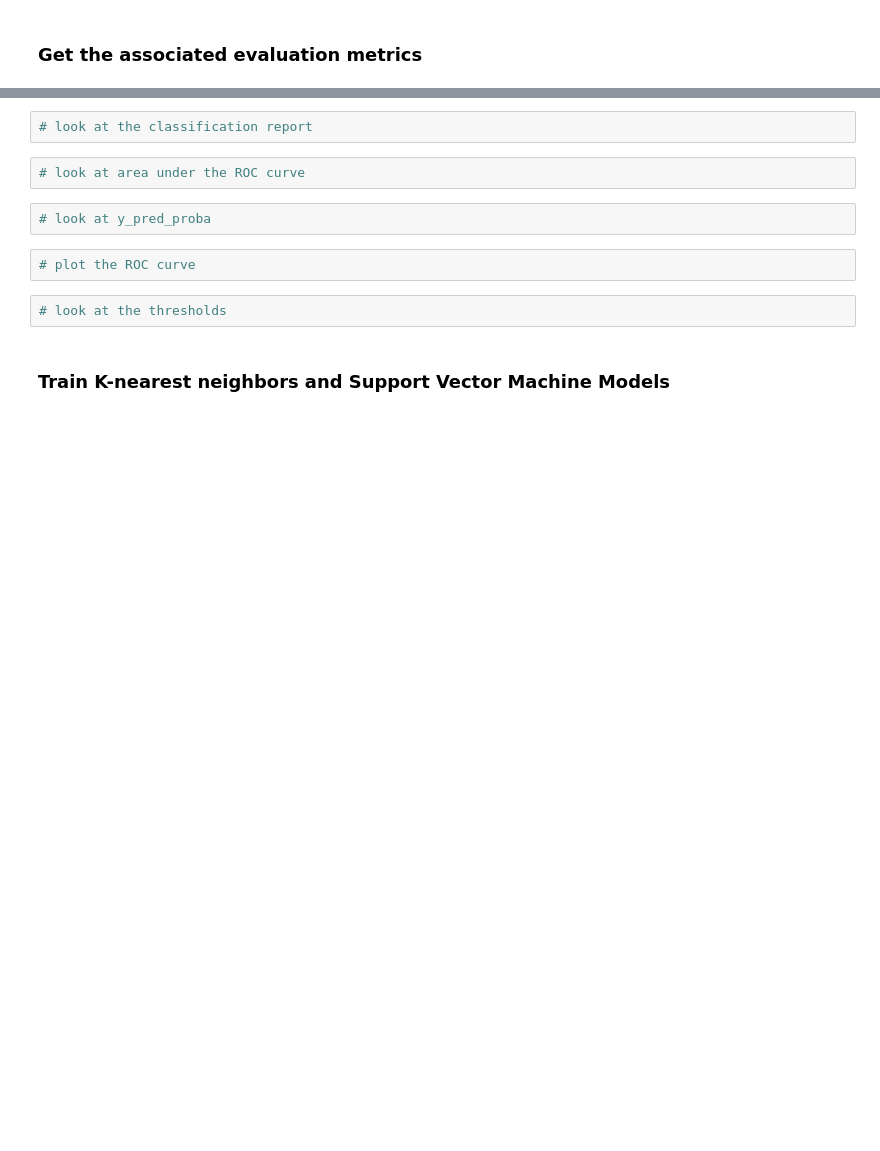
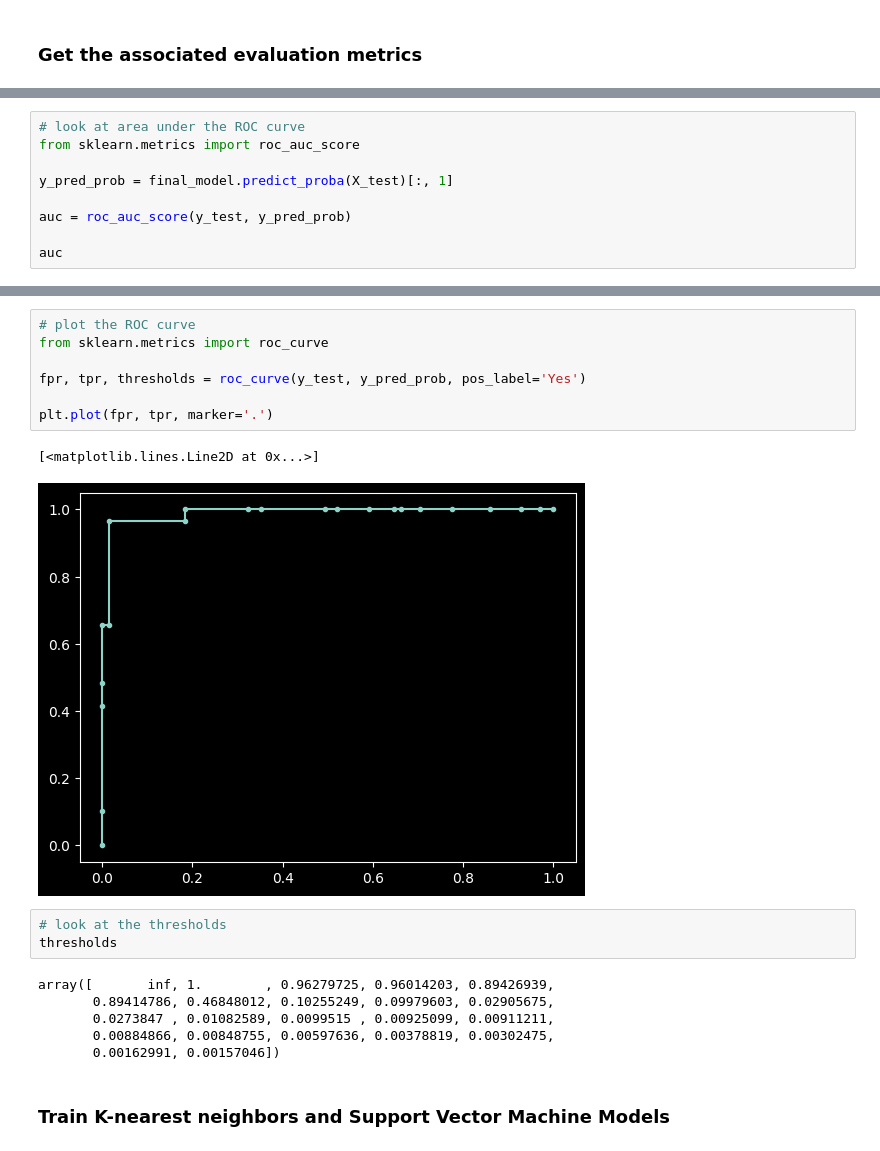
Before and after one commit to UH-MBBE/BE-491-Lecture-11, a Jupyter notebook: L11_Notes.ipynb, the cells around one changed output, grey strips where cells are left out. Drawn from its saved outputs; the diff is of its cells as text; blank space fills up the shorter version.

```diff
--- a/L11_Notes.ipynb
+++ b/L11_Notes.ipynb
@@ -193,0 +387,9 @@ feature_importances_df.plot.bar(x='feature', y='importance', rot=90, figsize=(13
+# %%
+# look at area under the ROC curve
+from sklearn.metrics import roc_auc_score
+
+y_pred_prob = final_model.predict_proba(X_test)[:, 1]
+
+auc = roc_auc_score(y_test, y_pred_prob)
+
+auc
@@ -194,13 +422,22 @@ feature_importances_df.plot.bar(x='feature', y='importance', rot=90, figsize=(13
+# %%
+# plot the ROC curve
+from sklearn.metrics import roc_curve
+
+fpr, tpr, thresholds = roc_curve(y_test, y_pred_prob, pos_label='Yes')
+
+plt.plot(fpr, tpr, marker='.')
+# %% [output]
+[<matplotlib.lines.Line2D at 0x...>]
+[figure, added]
 # %%
-# look at the classification report
+# look at the thresholds
+thresholds
+# %% [output]
+array([       inf, 1.        , 0.96279725, 0.96014203, 0.89426939,
+       0.89414786, 0.46848012, 0.10255249, 0.09979603, 0.02905675,
+       0.0273847 , 0.01082589, 0.0099515 , 0.00925099, 0.00911211,
+       0.00884866, 0.00848755, 0.00597636, 0.00378819, 0.00302475,
+       0.00162991, 0.00157046])
-# %%
-# look at area under the ROC curve
-# %%
-# look at y_pred_proba
-# %%
-# plot the ROC curve
-# %%
-# look at the thresholds
 # %% [markdown]
 ### Train K-nearest neighbors and Support Vector Machine Models
 # %% [markdown]
```
Also changed, not shown: parts of 39 cells of this notebook.
